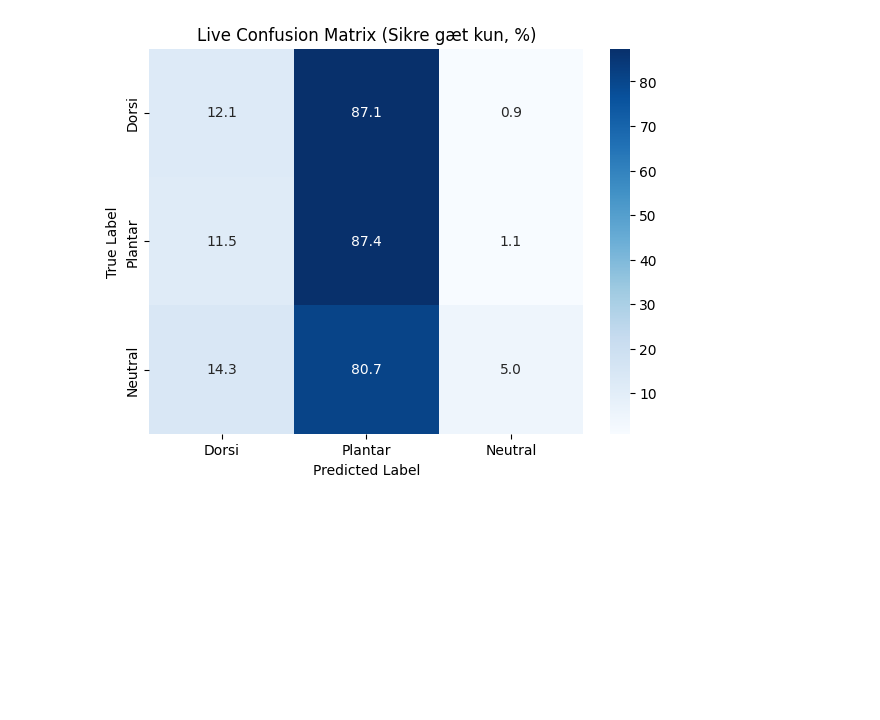
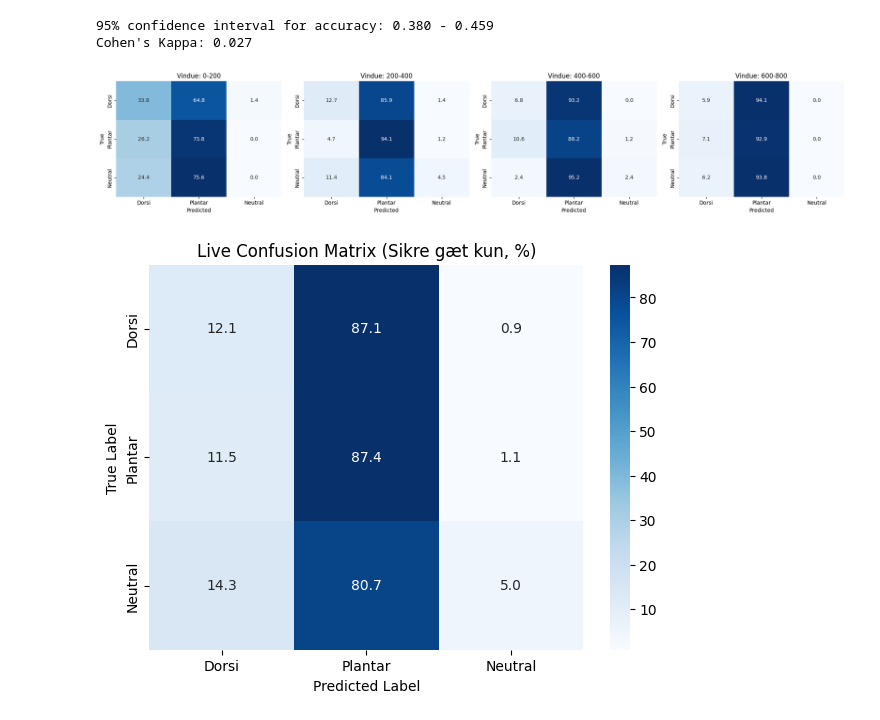
Before and after one commit to christopherahk/Fagprojekt, a Jupyter notebook: python_files/data_trees.ipynb, the cells around one changed output. Drawn from its saved outputs; the diff is of its cells as text; code cells hidden in the pictures; blank space fills up the shorter version.

```diff
--- a/python_files/data_trees.ipynb
+++ b/python_files/data_trees.ipynb
@@ -75,3 +75,44 @@ plt.show()
+# %%
+
+from sklearn.metrics import cohen_kappa_score
+
+def bootstrap_accuracy(y_true, y_pred, n_iterations=1000):
+    scores = []
+    for _ in range(n_iterations):
+        indices = np.random.choice(len(y_true), len(y_true))
+        score = np.mean(np.array(y_true)[indices] == np.array(y_pred)[indices])
+        scores.append(score)
+    return np.percentile(scores, [2.5, 97.5])
+
+ci = bootstrap_accuracy(df_filtered['label'], df_filtered['pred'])
+print(f"95% confidence interval for accuracy: {ci[0]:.3f} - {ci[1]:.3f}")
+
+kappa = cohen_kappa_score(df_filtered['label'], df_filtered['pred'])
+print(f"Cohen's Kappa: {kappa:.3f}")
+# %% [output]
+95% confidence interval for accuracy: 0.380 - 0.459
+Cohen's Kappa: 0.027
+# %%
+chunk_size = 200
+chunks = [df_filtered[i:i+chunk_size] for i in range(0, df_filtered.shape[0], chunk_size)]
+
+fig, axes = plt.subplots(1, len(chunks), figsize=(5 * len(chunks), 4))
+
+for i, chunk in enumerate(chunks):
+    cm = confusion_matrix(chunk['label'], chunk['pred'], labels=[0, 1, 2])
+    cm_percent = cm.astype('float') / cm.sum(axis=1)[:, np.newaxis] * 100
+
+    sns.heatmap(cm_percent, annot=True, fmt='.1f', cmap='Blues', ax=axes[i],
+                xticklabels=["Dorsi", "Plantar", "Neutral"],
+                yticklabels=["Dorsi", "Plantar", "Neutral"], cbar=False)
+    axes[i].set_title(f'Vindue: {i*chunk_size}-{(i+1)*chunk_size}')
+    axes[i].set_xlabel('Predicted')
+    axes[i].set_ylabel('True')
+
+plt.tight_layout()
+plt.show()
+# %% [output]
+[figure, added]
 # %%
 # Beregn CM baseret på de filtrerede data
 cm = confusion_matrix(df_filtered['label'], df_filtered['pred'], labels=[0, 1, 2])
```
Also changed, not shown: parts of 3 cells of this notebook.
